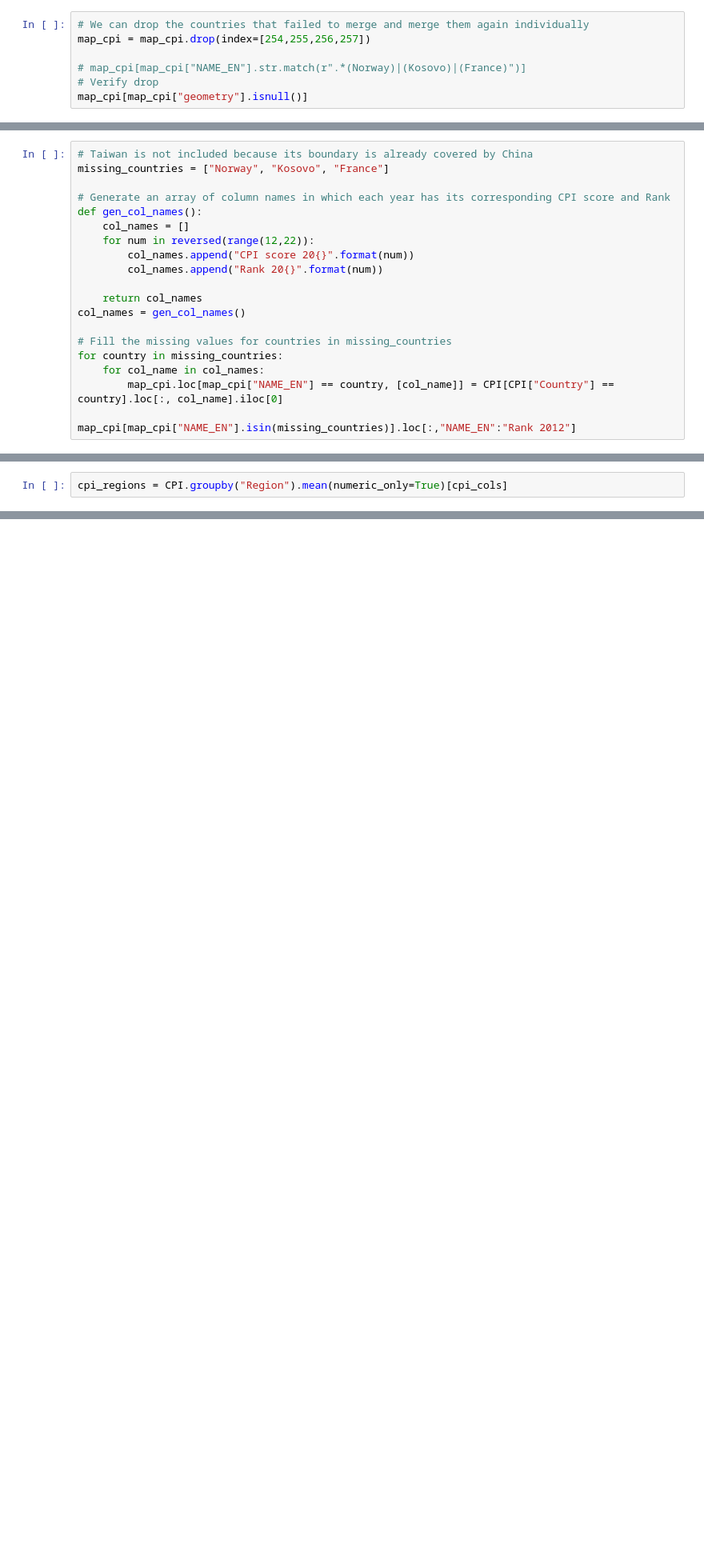
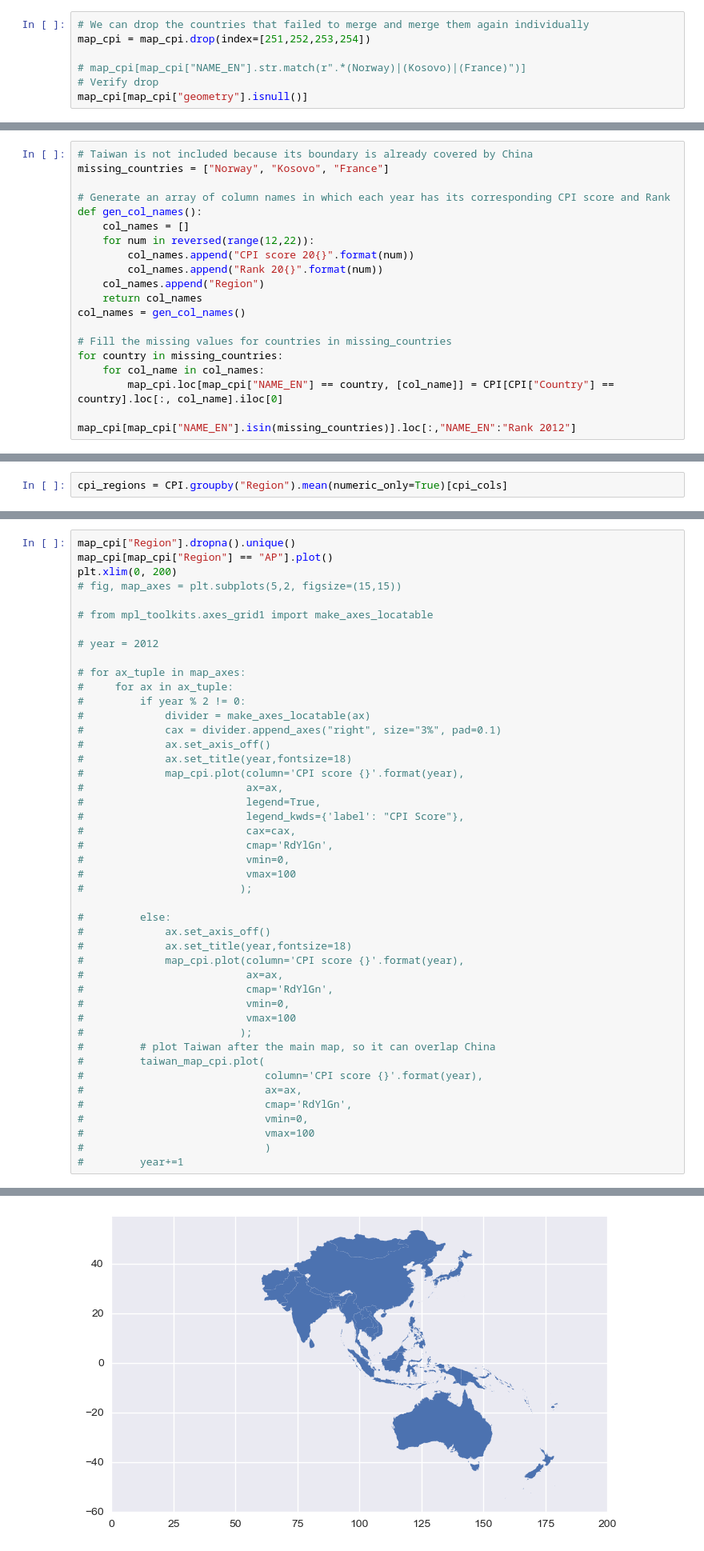
Before and after one commit to wanzulfikri/cpi_analysis, a Jupyter notebook: CPI 2012-2021.ipynb, the cells around one changed output, grey strips where cells are left out. Shown at 80% size. Cells and saved outputs as stored; diff of their text form; blank space fills up the shorter version.

```diff
--- a/CPI 2012-2021.ipynb
+++ b/CPI 2012-2021.ipynb
@@ -715,6 +807,6 @@ map_cpi[map_cpi["geometry"].isnull()]
 # %%
 # We can drop the countries that failed to merge and merge them again individually
-map_cpi = map_cpi.drop(index=[254,255,256,257])
+map_cpi = map_cpi.drop(index=[251,252,253,254])
 
 # map_cpi[map_cpi["NAME_EN"].str.match(r".*(Norway)|(Kosovo)|(France)")]
 # Verify drop
@@ -731,7 +823,7 @@ def gen_col_names():
     for num in reversed(range(12,22)):
         col_names.append("CPI score 20{}".format(num))
         col_names.append("Rank 20{}".format(num))
-
+    col_names.append("Region")
     return col_names
 col_names = gen_col_names()
 
@@ -994,0 +1240,46 @@ plt.legend(loc='upper right')
+# %%
+map_cpi["Region"].dropna().unique()
+map_cpi[map_cpi["Region"] == "AP"].plot()
+plt.xlim(0, 200)
+# fig, map_axes = plt.subplots(5,2, figsize=(15,15))
+
+# from mpl_toolkits.axes_grid1 import make_axes_locatable
+
+# year = 2012
+
+# for ax_tuple in map_axes:
+#     for ax in ax_tuple:
+#         if year % 2 != 0:
+#             divider = make_axes_locatable(ax)
+#             cax = divider.append_axes("right", size="3%", pad=0.1)
+#             ax.set_axis_off()
+#             ax.set_title(year,fontsize=18)
+#             map_cpi.plot(column='CPI score {}'.format(year),
+#                          ax=ax,
+#                          legend=True,
+#                          legend_kwds={'label': "CPI Score"},
+#                          cax=cax,
+#                          cmap='RdYlGn',
+#                          vmin=0,
+#                          vmax=100
+#                         );
+
+#         else:
+#             ax.set_axis_off()
+#             ax.set_title(year,fontsize=18)
+#             map_cpi.plot(column='CPI score {}'.format(year),
+#                          ax=ax,
+#                          cmap='RdYlGn',
+#                          vmin=0,
+#                          vmax=100
+#                         );
+#         # plot Taiwan after the main map, so it can overlap China
+#         taiwan_map_cpi.plot(
+#                             column='CPI score {}'.format(year),
+#                             ax=ax,
+#                             cmap='RdYlGn',
+#                             vmin=0,
+#                             vmax=100
+#                             )
+#         year+=1
+# %% [output]
@@ -995,2 +1287,3 @@ plt.legend(loc='upper right')
+[figure, added]
 # %% [markdown]
 ### Compare 2012 to 2021 CPI score - which country changed and which didn't
```
Also changed, not shown: parts of 34 cells of this notebook.
